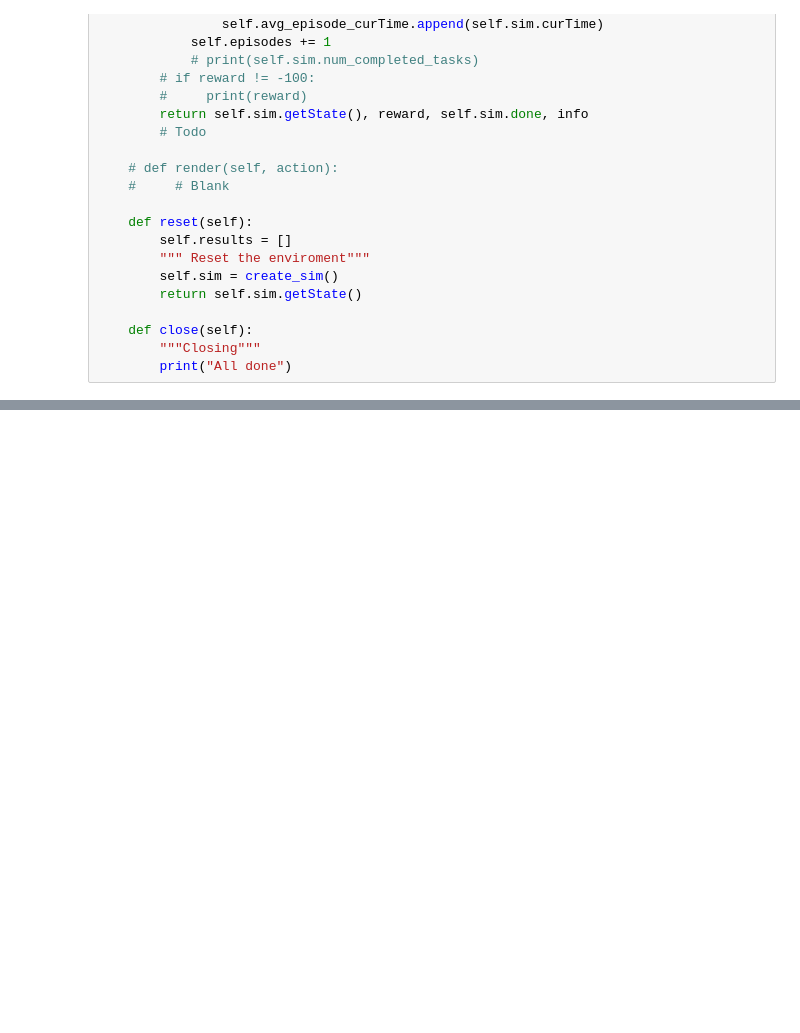
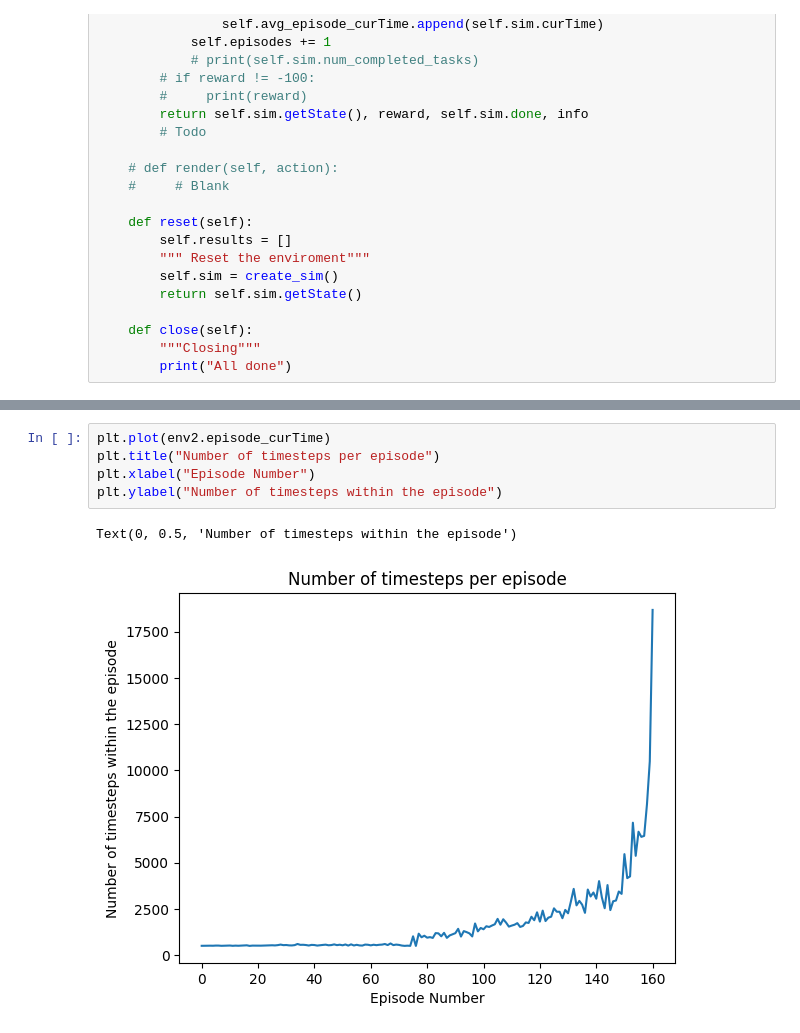
Before and after one commit to ChristopherHal/Comp442FinalProject, a Jupyter notebook: Experiment2.ipynb, the cells around one changed output, grey strips where cells are left out. Cells and saved outputs as stored; diff of their text form; blank space fills up the shorter version.

```diff
--- a/Experiment2.ipynb
+++ b/Experiment2.ipynb
@@ -179,0 +255,8 @@ plt.ylabel("Number of timesteps within the episode")
+# %%
+plt.plot(env2.episode_curTime)
+plt.title("Number of timesteps per episode")
+plt.xlabel("Episode Number")
+plt.ylabel("Number of timesteps within the episode")
+# %% [output]
+Text(0, 0.5, 'Number of timesteps within the episode')
+[figure, added]
```
Also changed, not shown: parts of 11 cells of this notebook, 3 other files.
